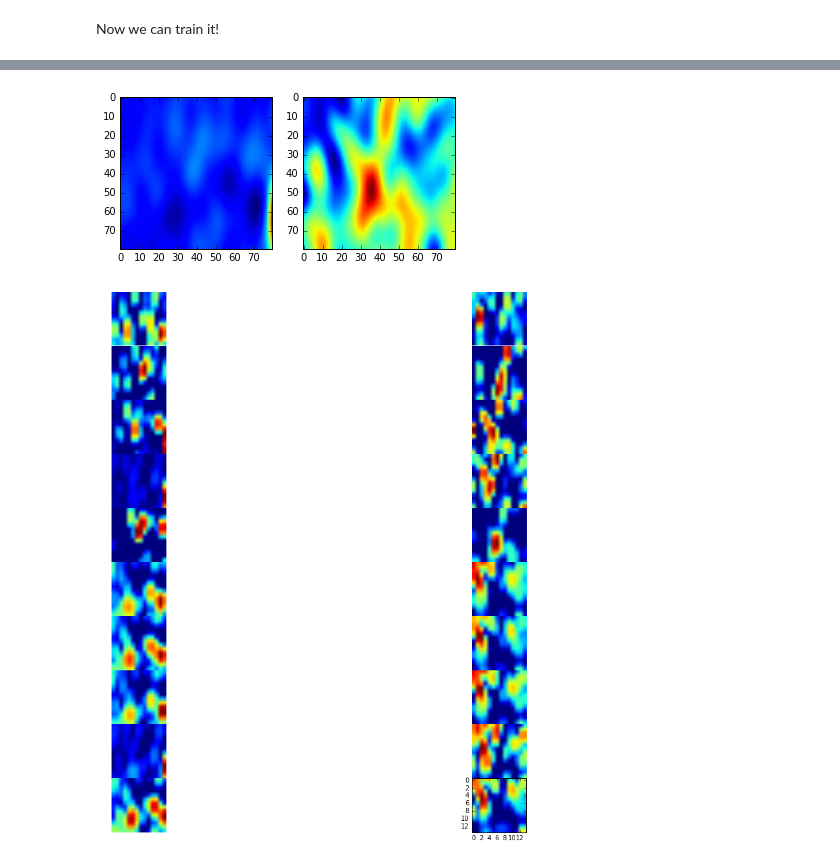
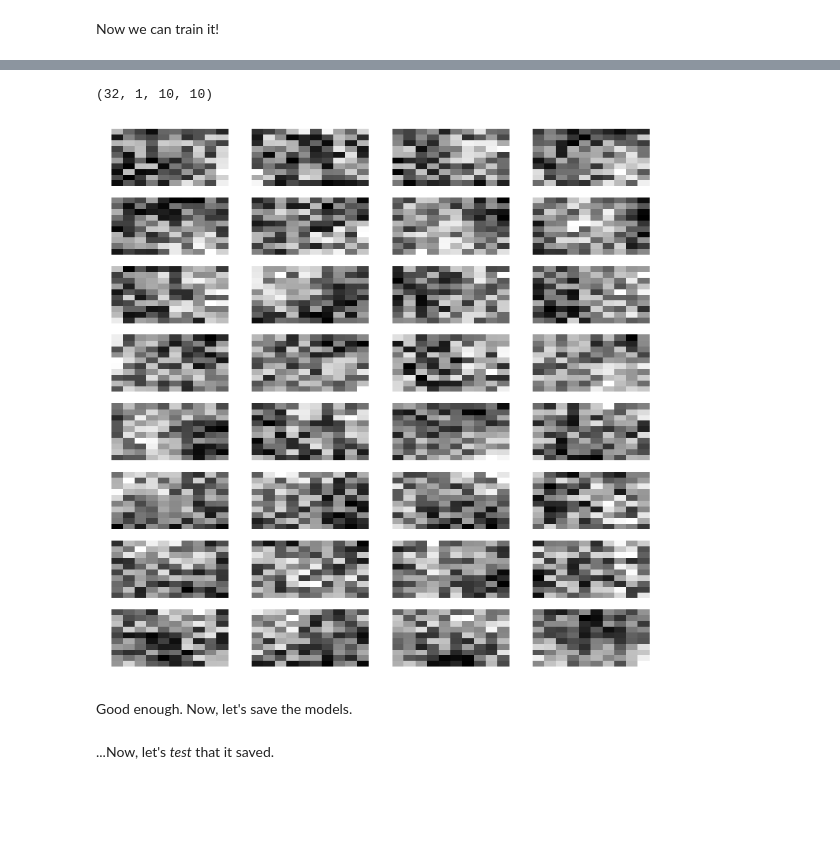
Before and after one commit to chengsoonong/crowdastro, a Jupyter notebook: notebooks/14_cnn.ipynb, the cells around one changed output, grey strips where cells are left out. Drawn from its saved outputs; the diff is of its cells as text; code cells hidden in the pictures; blank space fills up the shorter version.

```diff
--- a/notebooks/14_cnn.ipynb
+++ b/notebooks/14_cnn.ipynb
@@ -156,7 +156,7 @@ Now, I'll run this over the ATLAS data. I'll just do 100 for now.
 conn = sqlite3.connect('../crowdastro-data/processed.db')
 training_inputs = []
 training_outputs = []
-for index, subject in enumerate(crowdastro.data.get_all_subjects(atlas=True).limit(100)):
+for index, subject in enumerate(crowdastro.data.get_all_subjects(atlas=True)):
     print('Extracting training data from ATLAS subject #{}'.format(index))
     potential_hosts = get_potential_hosts(subject)
     true_hosts = {tuple(i) for i in get_true_hosts(subject, potential_hosts, conn).values()}
@@ -262,7 +264,7 @@ model.add(keras.layers.convolutional.MaxPooling2D(pool_size=(pool_size, pool_siz
 model.add(keras.layers.core.Dropout(dropout))
 model.add(keras.layers.core.Flatten())
 model.add(keras.layers.core.Dense(hidden_layer_size))
-model.add(keras.layers.core.Activation('relu'))
+model.add(keras.layers.core.Activation('sigmoid'))
 model.add(keras.layers.core.Dense(1))
 model.add(keras.layers.core.Activation('sigmoid'))
 model.compile(loss='binary_crossentropy', optimizer='adadelta')
@@ -310,23 +310,17 @@ a = get_convolutional_output([xs_train])
-# %%
-matplotlib.pyplot.subplot(1, 2, 1)
-matplotlib.pyplot.imshow(xs_train[0, 0])
-matplotlib.pyplot.subplot(1, 2, 2)
-matplotlib.pyplot.imshow(xs_train[1, 0])
-matplotlib.pyplot.show()
-# %% [output]
-[figure, removed]
-# %%
-
-matplotlib.pyplot.figure(figsize=(15, 15))
-for i in range(10):
-    matplotlib.pyplot.axis('off')
-    matplotlib.pyplot.subplot(10, 2, i*2+1)
-    matplotlib.pyplot.imshow(a[0][0, i])
-    matplotlib.pyplot.axis('off')
-    matplotlib.pyplot.subplot(10, 2, i*2+2)
-    matplotlib.pyplot.imshow(a[0][1, i])
-
-matplotlib.pyplot.subplots_adjust(wspace=1, hspace=0.001)
-matplotlib.pyplot.show()
-# %% [output]
-[figure, removed]
+# %%
+model.get_weights()[0].shape
+# %% [output]
+(32, 1, 10, 10)
+# %%
+figure = matplotlib.pyplot.figure(figsize=(15, 15))
+
+for i in range(32):
+    ax = figure.add_subplot(8, 4, i+1)
+    ax.axis('off')
+    ax.pcolor(model.get_weights()[0][i, 0], cmap='gray')
+
+matplotlib.pyplot.show()
+# %% [output]
+[figure, added]
+# %% [markdown]
+Good enough. Now, let's save the models.
@@ -332,0 +333,2 @@ matplotlib.pyplot.show()
+# %% [markdown]
+...Now, let's *test* that it saved.
```
Also changed, not shown: parts of 13 cells of this notebook.
